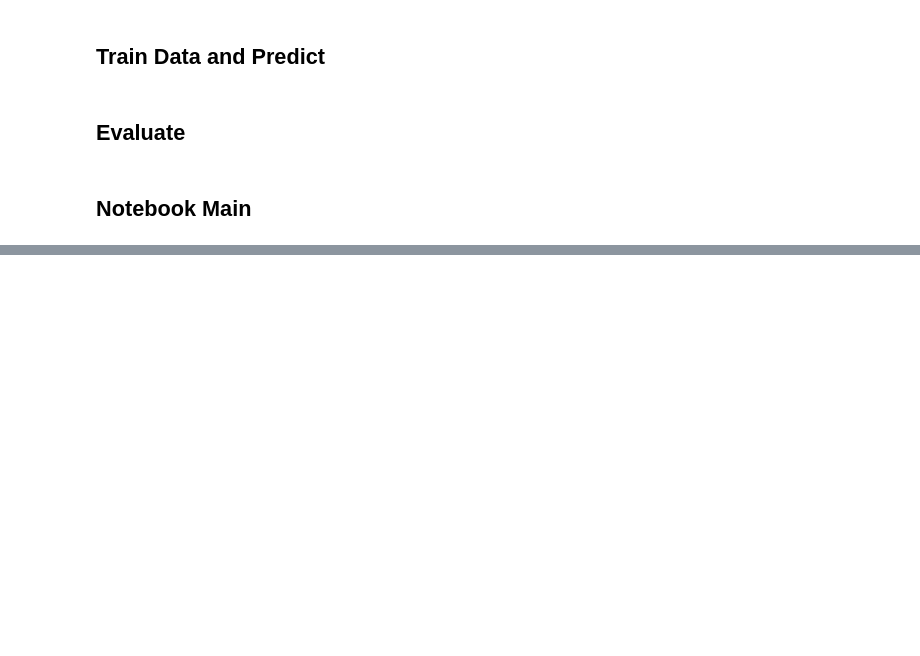
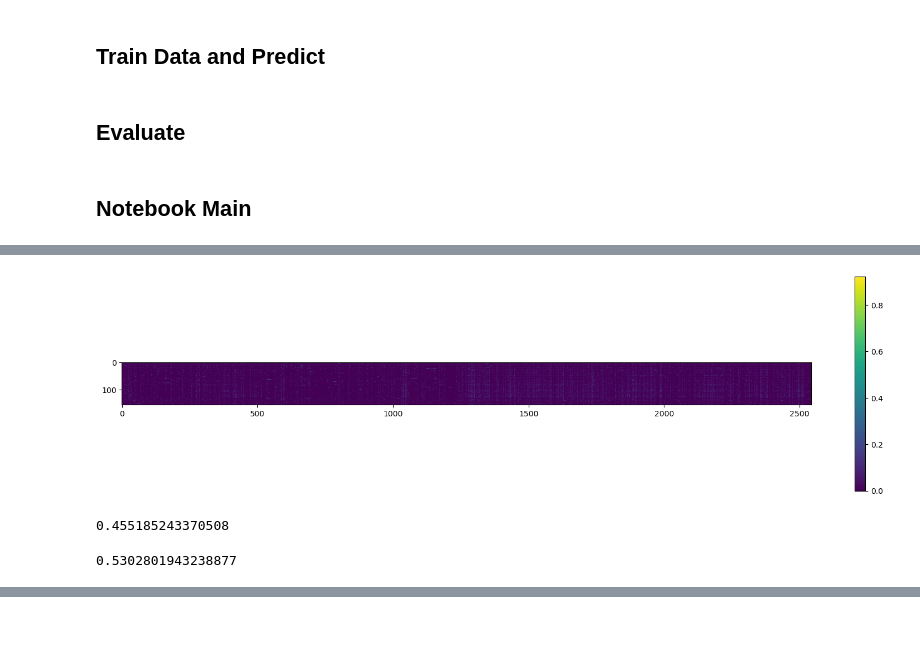
Before and after one commit to gpalomares2022/Kedro_real_project, a Jupyter notebook: notebooks/NotebookTFM16M.ipynb, the cells around one changed output, grey strips where cells are left out. Saved outputs shown, nothing was run; the diff lists cells and outputs as text; code cells hidden in the pictures; blank space fills up the shorter version.

```diff
--- a/notebooks/NotebookTFM16M.ipynb
+++ b/notebooks/NotebookTFM16M.ipynb
@@ -355,0 +426,7 @@ memory usage: 57.3 MB
+# %%
+
+n_enfermedades = ratings_train.shape[1]
+n_enfermedades
+neighbors = NearestNeighbors(n_neighbors=20,
+                         metric='cosine')
+neighbors.fit(ratings_train)
@@ -355,0 +574,6 @@ memory usage: 57.3 MB
+# %%
+#separar las filas y columnas de train y test
+sim_matrix_train = sim_matrix[0:156,0:156]
+sim_matrix_test = sim_matrix[156:196,156:196]
+print(sim_matrix_train.shape)
+print(sim_matrix_test.shape)
@@ -355,0 +583,2 @@ memory usage: 57.3 MB
+# %%
+users_predictions = sim_matrix_train.dot(ratings_train) / np.array([np.abs(sim_matrix_train).sum(axis=1)]).T
@@ -355,0 +666,7 @@ memory usage: 57.3 MB
+# %%
+plt.rcParams['figure.figsize'] = (20.0, 5.0)
+plt.imshow(users_predictions);
+plt.colorbar()
+plt.show()
+# %% [output]
+[figure, added]
@@ -355,0 +681,12 @@ memory usage: 57.3 MB
+# %%
+get_mse(users_predictions, ratings_train)
+# %% [output]
+0.455185243370508
+# %%
+# Realizo las predicciones para el test set
+users_predictions_test = sim_matrix.dot(ratings) / np.array([np.abs(sim_matrix).sum(axis=1)]).T
+users_predictions_test = users_predictions_test[156:196,:]
+
+get_mse(users_predictions_test, ratings_test)
+# %% [output]
+0.5302801943238877
```
Also changed, not shown: parts of 100 cells of this notebook.
